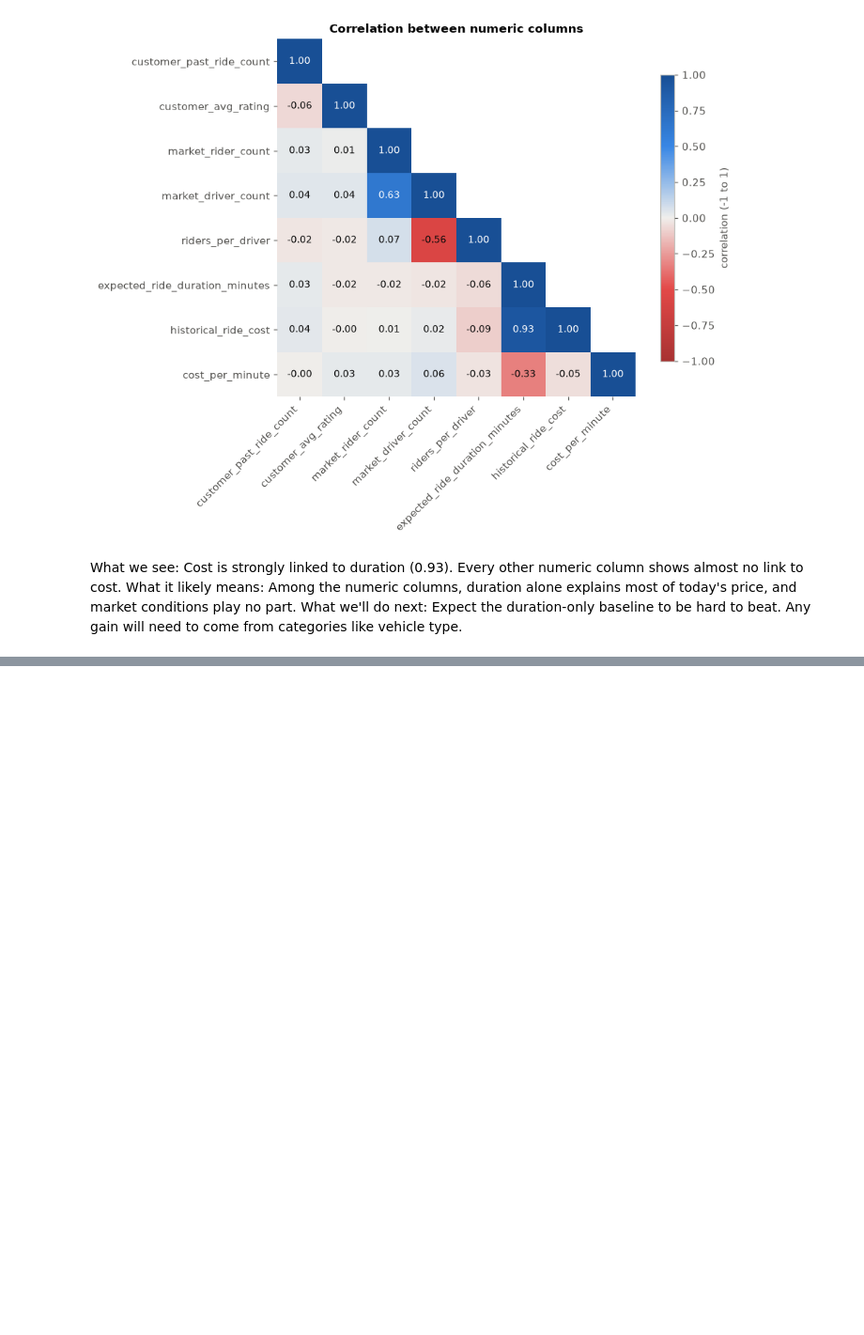
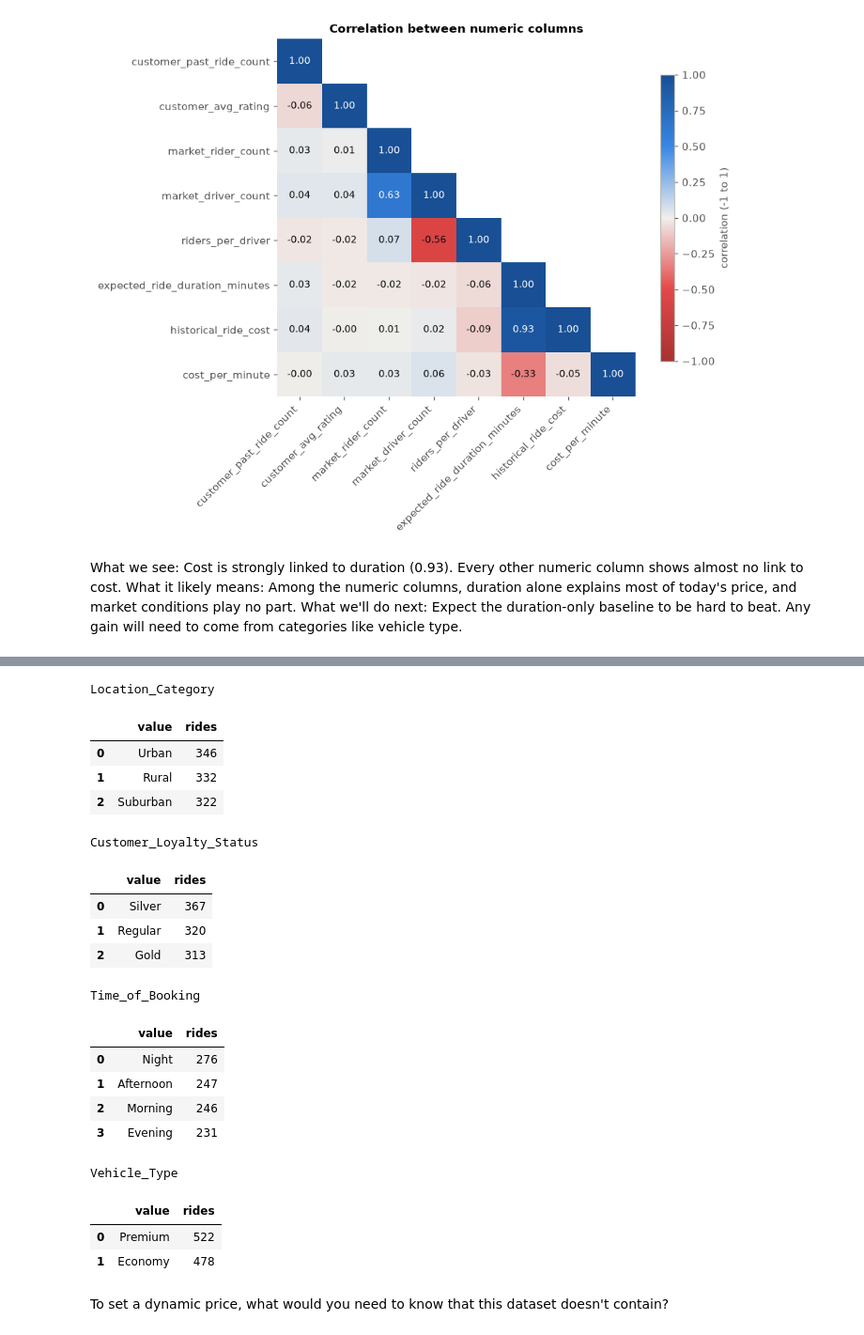
Before and after one commit to TravisJohn/dynamic-pricing, a Jupyter notebook: notebooks/00_probing.ipynb, the cells around one changed output, grey strips where cells are left out. Shown at 94% size. Cells and saved outputs as stored; diff of their text form; code cells hidden in the pictures; blank space fills up the shorter version.

```diff
--- a/notebooks/00_probing.ipynb
+++ b/notebooks/00_probing.ipynb
@@ -339,0 +426,33 @@ What we'll do next: Expect the duration-only baseline to be hard to beat. Any ga
+# %%
+for col in ["Location_Category", "Customer_Loyalty_Status",
+            "Time_of_Booking", "Vehicle_Type"]:
+    print(col)
+    display(q(f"""
+        select {col} as value, count(*) as rides
+        from {src}
+        group by 1
+        order by 2 desc
+    """))
+# %% [output]
+Location_Category
+|  | value | rides |
+| 0 | Urban | 346 |
+| 1 | Rural | 332 |
+| 2 | Suburban | 322 |
+Customer_Loyalty_Status
+|  | value | rides |
+| 0 | Silver | 367 |
+| 1 | Regular | 320 |
+| 2 | Gold | 313 |
+Time_of_Booking
+|  | value | rides |
+| 0 | Night | 276 |
+| 1 | Afternoon | 247 |
+| 2 | Morning | 246 |
+| 3 | Evening | 231 |
+Vehicle_Type
+|  | value | rides |
+| 0 | Premium | 522 |
+| 1 | Economy | 478 |
+# %% [markdown]
+To set a dynamic price, what would you need to know that this dataset doesn't contain?
```
Also changed, not shown: parts of 8 cells of this notebook.
